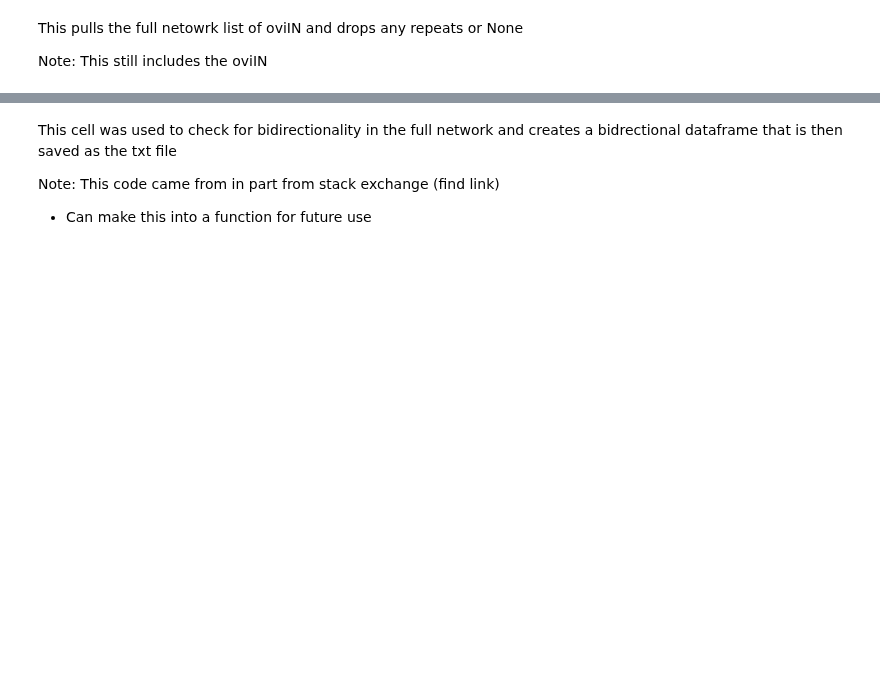
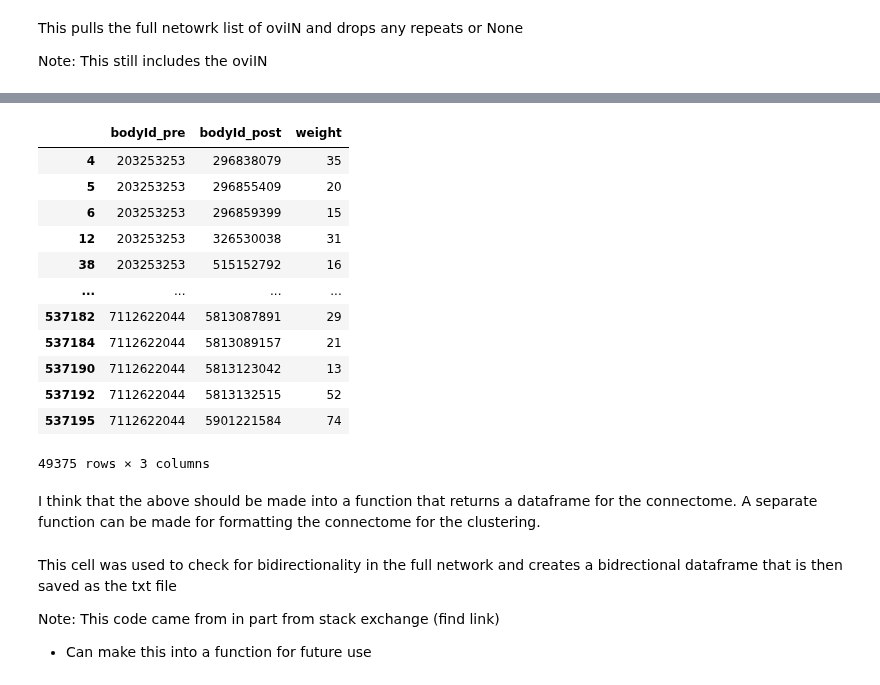
Before and after one commit to RhessaWL/flybrain-clustering, a Jupyter notebook: oviIN_june29/oviIN_network_creation.ipynb, the cells around one changed output, grey strips where cells are left out. Saved outputs shown, nothing was run; the diff lists cells and outputs as text; code cells hidden in the pictures; blank space fills up the shorter version.

```diff
--- a/oviIN_june29/oviIN_network_creation.ipynb
+++ b/oviIN_june29/oviIN_network_creation.ipynb
@@ -95,6 +117,27 @@ print(conn3_)
 681850  7112625282   5813062838  SMP(L)       1
 
 [679835 rows x 4 columns]
+# %%
+# option to remove low weights
+weight_threshold = 10
+connectome = connectome[connectome['weight'] >= weight_threshold]
+connectome
+# %% [output]
+|  | bodyId_pre | bodyId_post | weight |
+| 4 | 203253253 | 296838079 | 35 |
+| 5 | 203253253 | 296855409 | 20 |
+| 6 | 203253253 | 296859399 | 15 |
+| 12 | 203253253 | 326530038 | 31 |
+| 38 | 203253253 | 515152792 | 16 |
+| ... | ... | ... | ... |
+| 537182 | 7112622044 | 5813087891 | 29 |
+| 537184 | 7112622044 | 5813089157 | 21 |
+| 537190 | 7112622044 | 5813123042 | 13 |
+| 537192 | 7112622044 | 5813132515 | 52 |
+| 537195 | 7112622044 | 5901221584 | 74 |
+49375 rows × 3 columns
+# %% [markdown]
+I think that the above should be made into a function that returns a dataframe for the connectome. A separate function can be made for formatting the connectome for the clustering.
 # %% [markdown]
 This cell was used to check for bidirectionality in the full network and creates a bidrectional dataframe that is then saved as the txt file
 
```
Also changed, not shown: parts of 6 cells of this notebook, 1 other file.
